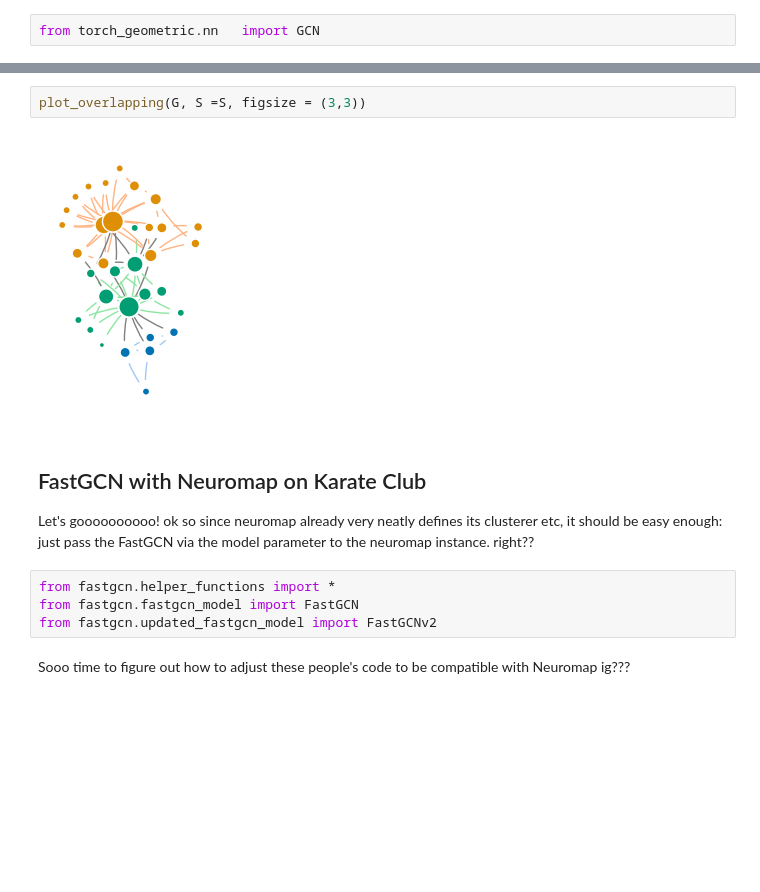
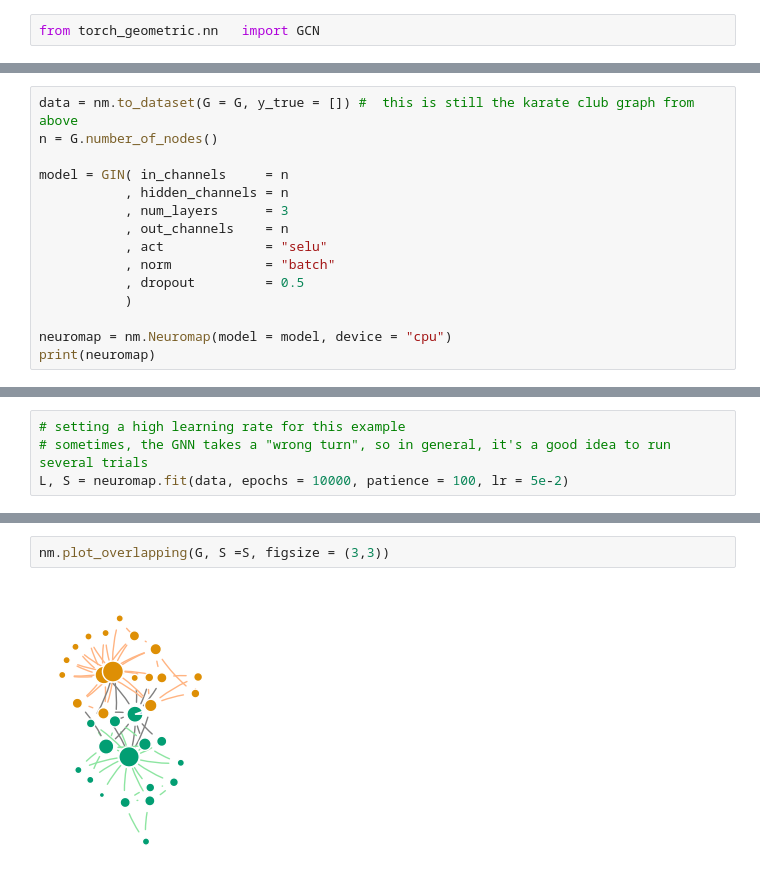
Before and after one commit to lm-schulze/ITI_project, a Jupyter notebook: notebooks/neuromap_test.ipynb, the cells around one changed output, grey strips where cells are left out. Cells and saved outputs as stored; diff of their text form; blank space fills up the shorter version.

```diff
--- a/notebooks/fastGCN_test.ipynb
+++ b/notebooks/neuromap_test.ipynb
@@ -522,0 +269,15 @@ plot_overlapping(G, S =Y, figsize = (3,3))
+# %%
+data = nm.to_dataset(G = G, y_true = []) #  this is still the karate club graph from above
+n = G.number_of_nodes()
+
+model = GIN( in_channels     = n
+           , hidden_channels = n
+           , num_layers      = 3
+           , out_channels    = n
+           , act             = "selu"
+           , norm            = "batch"
+           , dropout         = 0.5
+           )
+
+neuromap = nm.Neuromap(model = model, device = "cpu")
+print(neuromap)
@@ -522,0 +288,4 @@ plot_overlapping(G, S =Y, figsize = (3,3))
+# %%
+# setting a high learning rate for this example
+# sometimes, the GNN takes a "wrong turn", so in general, it's a good idea to run several trials
+L, S = neuromap.fit(data, epochs = 10000, patience = 100, lr = 5e-2)
@@ -523,14 +310,4 @@ plot_overlapping(G, S =Y, figsize = (3,3))
 # %%
-plot_overlapping(G, S =S, figsize = (3,3))
+nm.plot_overlapping(G, S =S, figsize = (3,3))
 # %% [output]
-[figure, old version]
+[figure, new version]
-# %% [markdown]
-## FastGCN with Neuromap on Karate Club
-Let's goooooooooo!
-ok so since neuromap already very neatly defines its clusterer etc, it should be easy enough: just pass the FastGCN via the model parameter to the neuromap instance. right??
-# %%
-from fastgcn.helper_functions import *
-from fastgcn.fastgcn_model import FastGCN
-from fastgcn.updated_fastgcn_model import FastGCNv2
-# %% [markdown]
-Sooo time to figure out how to adjust these people's code to be compatible with Neuromap ig???
```
Also changed, not shown: parts of 34 cells of this notebook, 1 other file.
